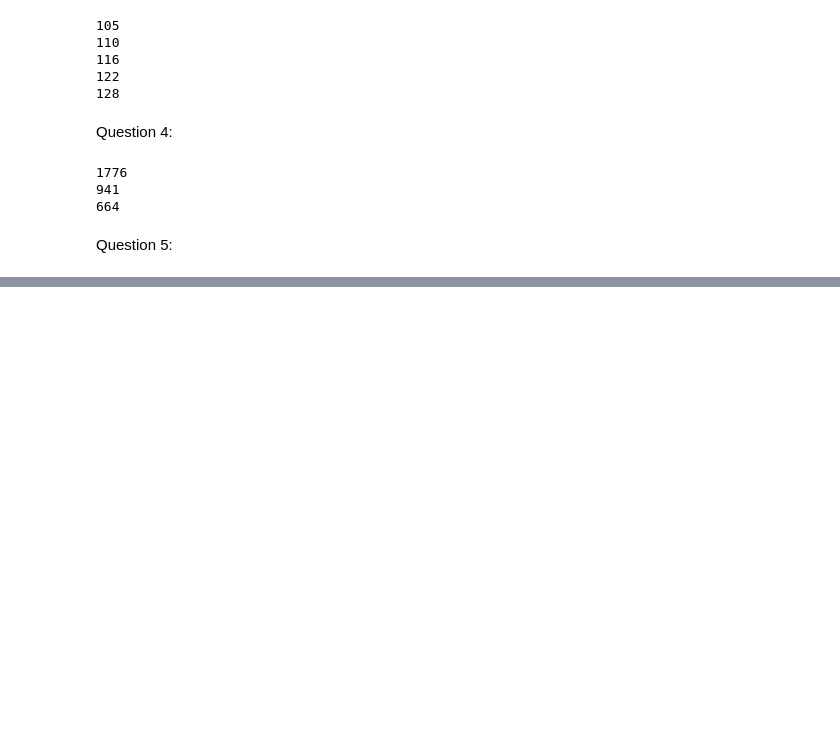
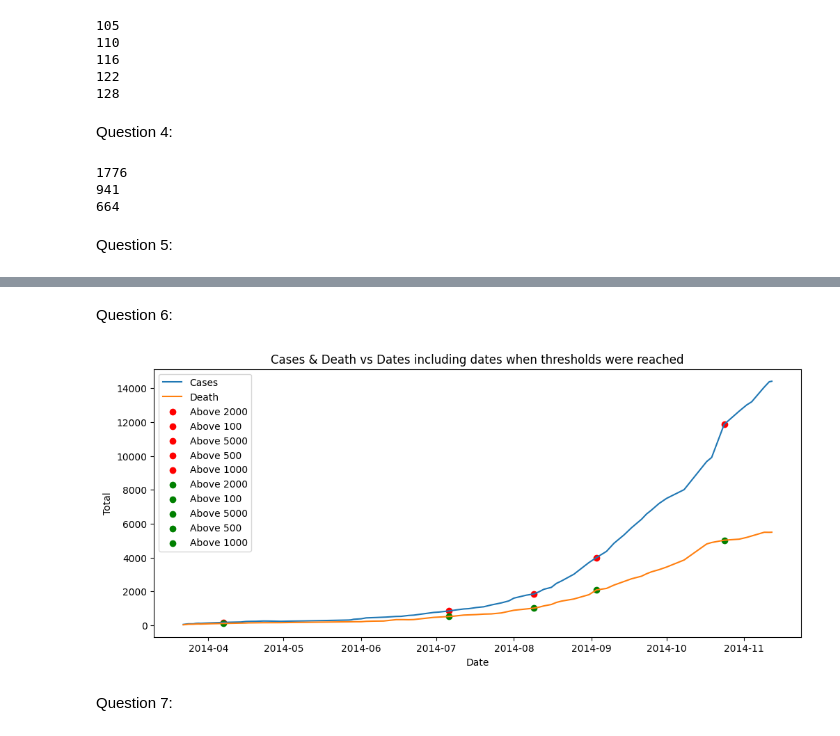
Before and after one commit to ahugari/DIAML, a Jupyter notebook: Assignment 1/miraguha_DIAML_Assignment1.ipynb, the cells around one changed output, grey strips where cells are left out. Saved outputs shown, nothing was run; the diff lists cells and outputs as text; code cells hidden in the pictures; blank space fills up the shorter version.

Commit message:
Completed all 10 assignment questions.

```diff
--- a/Assignment 1/miraguha_DIAML_Assignment1.ipynb
+++ b/Assignment 1/miraguha_DIAML_Assignment1.ipynb
@@ -142,0 +155,61 @@ Day: 73 | Profit: 99280
+# %% [markdown]
+Question 6:
+# %%
+# to use the read_excel method
+import pandas as pd
+
+import numpy as np
+import matplotlib.pyplot as plt
+
+df = pd.read_excel("data/ebola_download.xls", usecols="B,C,A")
+# print(df)
+df["Date"]=pd.to_datetime(df["Date"])
+min_date = df["Date"].min()
+max_date = df['Date'].max()
+df.set_index('Date', inplace=True)
+
+new_index = pd.date_range(start=min_date, end=max_date, freq='D')
+resampled_df = df.reindex(new_index)
+df_interpolated = resampled_df.interpolate(method='linear')
+
+thresholds = {
+    100,
+    500,
+    1000,
+    2000,
+    5000
+}
+
+cases_first_occurrences={}
+deaths_first_occurrences={}
+
+for threshold in thresholds:
+    mask = df['Cases'] > threshold
+    if mask.any():
+        first_index = df.loc[mask].head(1).index[0]
+        cases_first_occurrences[threshold] = first_index
+
+for threshold in thresholds:
+    mask = df['Death'] > threshold
+    if mask.any():
+        first_index = df.loc[mask].head(1).index[0]
+        cases_first_occurrences[threshold] = first_index
+
+plt.figure(figsize=(12,5))
+plt.plot(df_interpolated.index, df_interpolated['Cases'], label="Cases")
+plt.plot(df_interpolated.index, df_interpolated['Death'], label="Death")
+for threshold in thresholds:
+    plt.scatter(cases_first_occurrences[threshold], df.loc[cases_first_occurrences[threshold],'Cases'], color='red', label="Above " + str(threshold), marker="o")
+
+for threshold in thresholds:
+    plt.scatter(cases_first_occurrences[threshold], df.loc[cases_first_occurrences[threshold],'Death'], color='green', label="Above " + str(threshold), marker="o")
+
+plt.legend()
+plt.xlabel("Date")
+plt.ylabel("Total")
+plt.title("Cases & Death vs Dates including dates when thresholds were reached")
+plt.show()
+# %% [output]
+[figure, added]
+# %% [markdown]
+Question 7:
```
Also changed, not shown: parts of 8 cells of this notebook, 3 other files.
